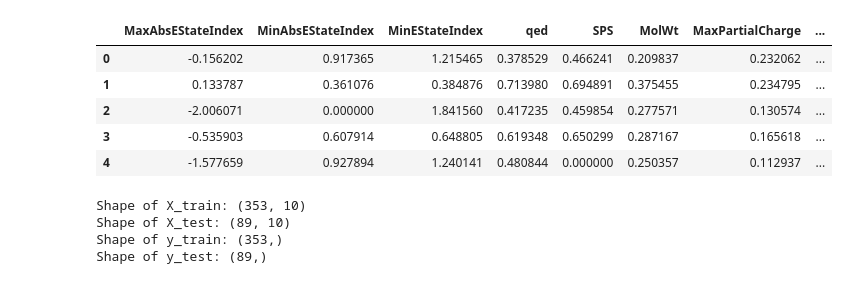
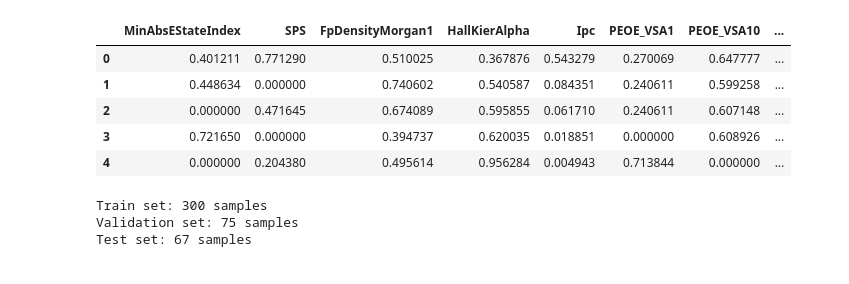
Before and after one commit to zjavkovam/DP-QSAR-Skin-Irritation, a Jupyter notebook: Optimalization.ipynb, the cells around one changed output. Drawn from its saved outputs; the diff is of its cells as text; code cells hidden in the pictures.

```diff
--- a/Optimalization.ipynb
+++ b/Optimalization.ipynb
@@ -1,32 +1,34 @@
 # %%
 from imports import *
 # %%
-file_path = 'selected_features_PCA.xlsx'
+file_path = 'Features/selected_features_RF_XGB.xlsx'
 df = pd.read_excel(file_path)
 df.head()
 # %% [output]
-|  | MaxAbsEStateIndex | MinAbsEStateIndex | MinEStateIndex | qed | SPS | MolWt | MaxPartialCharge | ... |
-| 0 | -0.156202 | 0.917365 | 1.215465 | 0.378529 | 0.466241 | 0.209837 | 0.232062 | ... |
-| 1 | 0.133787 | 0.361076 | 0.384876 | 0.713980 | 0.694891 | 0.375455 | 0.234795 | ... |
-| 2 | -2.006071 | 0.000000 | 1.841560 | 0.417235 | 0.459854 | 0.277571 | 0.130574 | ... |
-| 3 | -0.535903 | 0.607914 | 0.648805 | 0.619348 | 0.650299 | 0.287167 | 0.165618 | ... |
-| 4 | -1.577659 | 0.927894 | 1.240141 | 0.480844 | 0.000000 | 0.250357 | 0.112937 | ... |
+|  | MinAbsEStateIndex | SPS | FpDensityMorgan1 | HallKierAlpha | Ipc | PEOE_VSA1 | PEOE_VSA10 | ... |
+| 0 | 0.401211 | 0.771290 | 0.510025 | 0.367876 | 0.543279 | 0.270069 | 0.647777 | ... |
+| 1 | 0.448634 | 0.000000 | 0.740602 | 0.540587 | 0.084351 | 0.240611 | 0.599258 | ... |
+| 2 | 0.000000 | 0.471645 | 0.674089 | 0.595855 | 0.061710 | 0.240611 | 0.607148 | ... |
+| 3 | 0.721650 | 0.000000 | 0.394737 | 0.620035 | 0.018851 | 0.000000 | 0.608926 | ... |
+| 4 | 0.000000 | 0.204380 | 0.495614 | 0.956284 | 0.004943 | 0.713844 | 0.000000 | ... |
 # %%
 # Define features (X) and target variable (y)
 X = df.drop(columns=['Irritation'])  # Assuming 'Call' is the target variable
 y = df['Irritation']
-# %%
-# Split the dataset into training and testing sets
-X_train, X_test, y_train, y_test = train_test_split(X, y, test_size=0.2, stratify=y)
-
-# Print the shapes of the resulting sets
-print("Shape of X_train:", X_train.shape)
-print("Shape of X_test:", X_test.shape)
-print("Shape of y_train:", y_train.shape)
-print("Shape of y_test:", y_test.shape)
-# %% [output]
-Shape of X_train: (353, 10)
-Shape of X_test: (89, 10)
-Shape of y_train: (353,)
-Shape of y_test: (89,)
+# %%
+
+# First, split data into training (70%) and testing (30%)
+X_train, X_test, y_train, y_test = train_test_split(X, y, test_size=0.15, stratify=y)
+
+# Now, split training data into training (80%) and validation (20%)
+X_train, X_valid, y_train, y_valid = train_test_split(X_train, y_train, test_size=0.2, stratify=y_train)
+
+# Print dataset sizes
+print(f"Train set: {len(X_train)} samples")
+print(f"Validation set: {len(X_valid)} samples")
+print(f"Test set: {len(X_test)} samples")
+# %% [output]
+Train set: 300 samples
+Validation set: 75 samples
+Test set: 67 samples
 # %%
```
Also changed, not shown: parts of 6 cells of this notebook, 1 other file.
